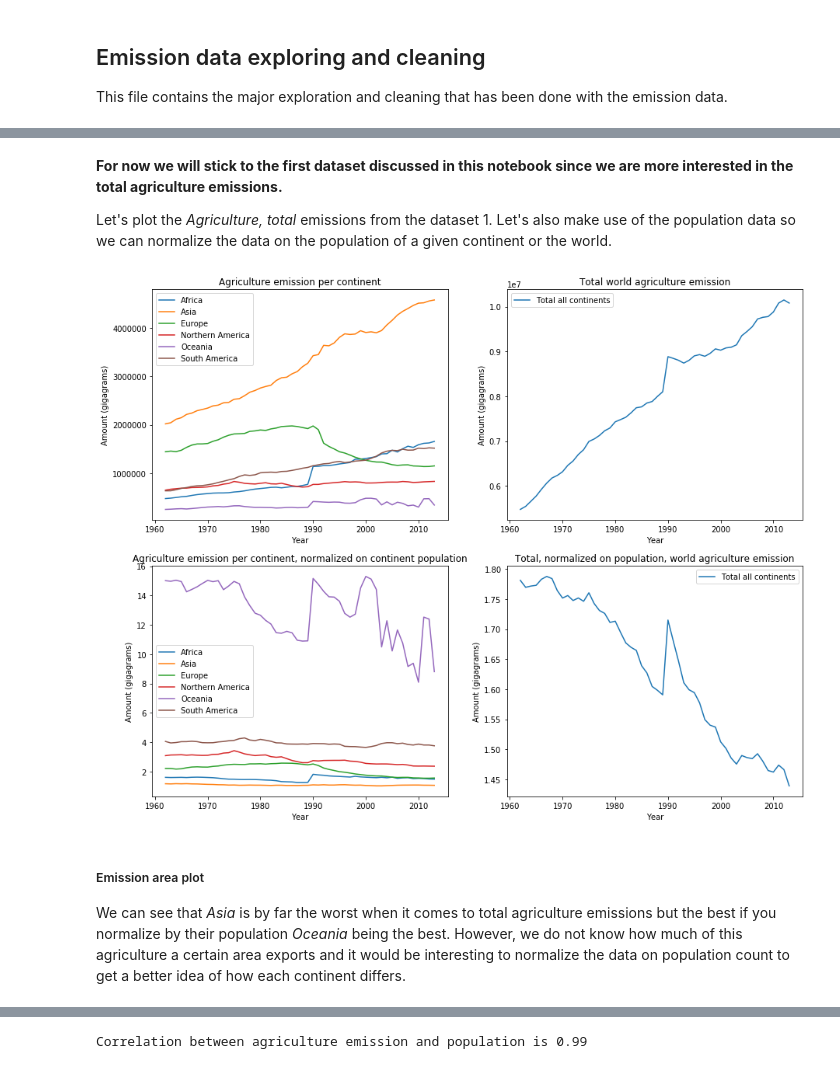
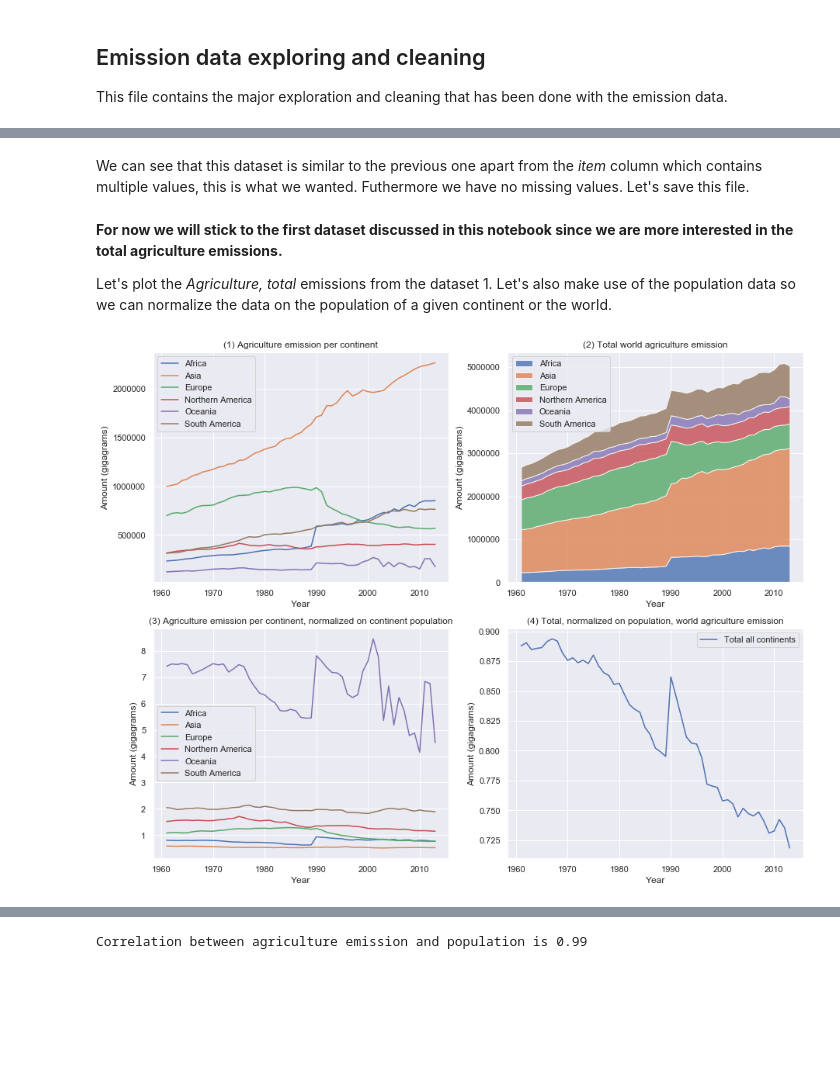
Before and after one commit to theodorhusefest/ADA-2019-project1-sovellettu-tiedon-analysoint, a Jupyter notebook: emissions_cleaning.ipynb, the cells around one changed output, grey strips where cells are left out. Saved outputs shown, nothing was run; the diff lists cells and outputs as text; code cells hidden in the pictures; blank space fills up the shorter version.

Commit message:
added emission cleaning in milestone2 notebook

```diff
--- a/emissions_cleaning.ipynb
+++ b/emissions_cleaning.ipynb
@@ -8,5 +13,5 @@ import matplotlib.pyplot as plt
 # %%
-emission_data = pd.read_csv('raw_data/Agriculture_total_emissions.csv', sep = ',', encoding = 'latin-1')
+emission_data = pd.read_csv('raw_data/emission_data_continent.csv', sep = ',', encoding = 'latin-1')
 emission_data.head(3)
 # %% [output]
 |  | Domain Code | Domain | Area Code | Area | Element Code | Element | Item Code | Item | Year Code | ... |
@@ -72,0 +64,12 @@ dtype: int64
+# %%
+fig = plt.figure(figsize = (15,8))
+
+for area in emission_data.Area.unique():
+    plt.plot(emission_data[emission_data['Area'] == area].Year.values,
+             emission_data[emission_data['Area'] == area].Value.values)
+
+plt.legend(emission_data.Area.unique())
+plt.title('Agriculture emission per continent')
+plt.xlabel('Year')
+plt.ylabel('Amount (gigagrams)')
+plt.show()
@@ -106,0 +130,2 @@ array(['Cereals excluding rice', 'Rice, paddy', 'Meat, cattle',
+# %% [markdown]
+We can see that this dataset is similar to the previous one apart from the _item_ column which contains multiple values, this is what we wanted. Futhermore we have no missing values. Let's save this file.
@@ -118,14 +143,19 @@ area_year_population = population.groupby(['Area', 'Year']).agg({'Value':'sum','
 world_year_population = area_year_population.groupby('Year').agg({'Value':'sum'}).reset_index()
 # %%
 import warnings
+import seaborn as sns; sns.set()
 warnings.filterwarnings('ignore')
 
-area_year_emission = emission_continent.groupby(['Area', 'Year']).agg({'Value':'sum','Unit':'first'}).reset_index()
-area_year_emission = area_year_emission[(area_year_emission['Year'] <= 2013) & (area_year_emission['Year'] >= 1962)]
-tmp = []
+area_year_emission = emission_data.groupby(['Area', 'Year']).agg({'Value':'sum','Unit':'first'}).reset_index()
+area_year_emission = area_year_emission[(area_year_emission['Year'] <= 2013)]
+x = area_year_emission.Year.unique()
+plot_y_emi = []
+mycolors = ['tab:red', 'tab:blue', 'tab:green', 'tab:orange', 'tab:pink']
 fig = plt.figure(figsize = (15,12))
 
-for area in area_year_emission.Area.unique():
+areas = area_year_emission.Area.unique()
+
+for area in areas:
     plt.subplot(2,2,3)
     plt.plot(area_year_emission[area_year_emission['Area'] == area].Year.values,
              area_year_emission[area_year_emission['Area'] == area].Value.values/
@@ -133,43 +163,43 @@ for area in area_year_emission.Area.unique():
 
     plt.subplot(2,2,1)
     plt.plot(area_year_emission[area_year_emission['Area'] == area].Year.values,
              area_year_emission[area_year_emission['Area'] == area].Value.values)
 
+    plot_y_emi.append(area_year_emission[area_year_emission['Area'] == area].Value.values.tolist())
+
+
+
 plt.subplot(2,2,1)
-plt.legend(area_year_emission.Area.unique())
-plt.title('Agriculture emission per continent')
+plt.legend(areas)
+plt.title('(1) Agriculture emission per continent')
 plt.xlabel('Year')
 plt.ylabel('Amount (gigagrams)')
 
 plt.subplot(2,2,3)
-plt.legend(area_year_emission.Area.unique())
-plt.title('Agriculture emission per continent, normalized on continent population')
+plt.legend(areas)
+plt.title('(3) Agriculture emission per continent, normalized on continent population')
 plt.xlabel('Year')
 plt.ylabel('Amount (gigagrams)')
 
 # Global yearly emission
 total_year_emission = area_year_emission.groupby('Year').agg({'Value':'sum'}).reset_index()
 total_year_emission = total_year_emission[total_year_emission['Year'] <= 2013]
 
 plt.subplot(2,2,2)
-plt.plot(total_year_emission['Year'].values,
-        total_year_emission['Value'].values)
-plt.legend(['Total all continents'])
-plt.title('Total world agriculture emission')
+plt.stackplot(x, np.vstack(plot_y_emi), labels=area_year_emission.Area.unique(), alpha=0.8)
+plt.legend(loc='upper left')
+plt.title('(2) Total world agriculture emission')
 plt.xlabel('Year')
 plt.ylabel('Amount (gigagrams)')
 
 plt.subplot(2,2,4)
 plt.plot(total_year_emission['Year'].values,
         total_year_emission['Value'].values/world_year_population['Value'].values)
 plt.legend(['Total all continents'])
-plt.title('Total, normalized on population, world agriculture emission')
+plt.title('(4) Total, normalized on population, world agriculture emission')
 plt.xlabel('Year')
 plt.ylabel('Amount (gigagrams)')
 
 plt.show()
 # %% [output]
-[figure, old version]
+[figure, new version]
-# %% [markdown]
-##### Emission area plot
-We can see that _Asia_ is by far the worst when it comes to total agriculture emissions but the best if you normalize by their population _Oceania_ being the best. However, we do not know how much of this agriculture a certain area exports and it would be interesting to normalize the data on population count to get a better idea of how each continent differs.
```
Also changed, not shown: parts of 29 cells of this notebook, 5 other files.
